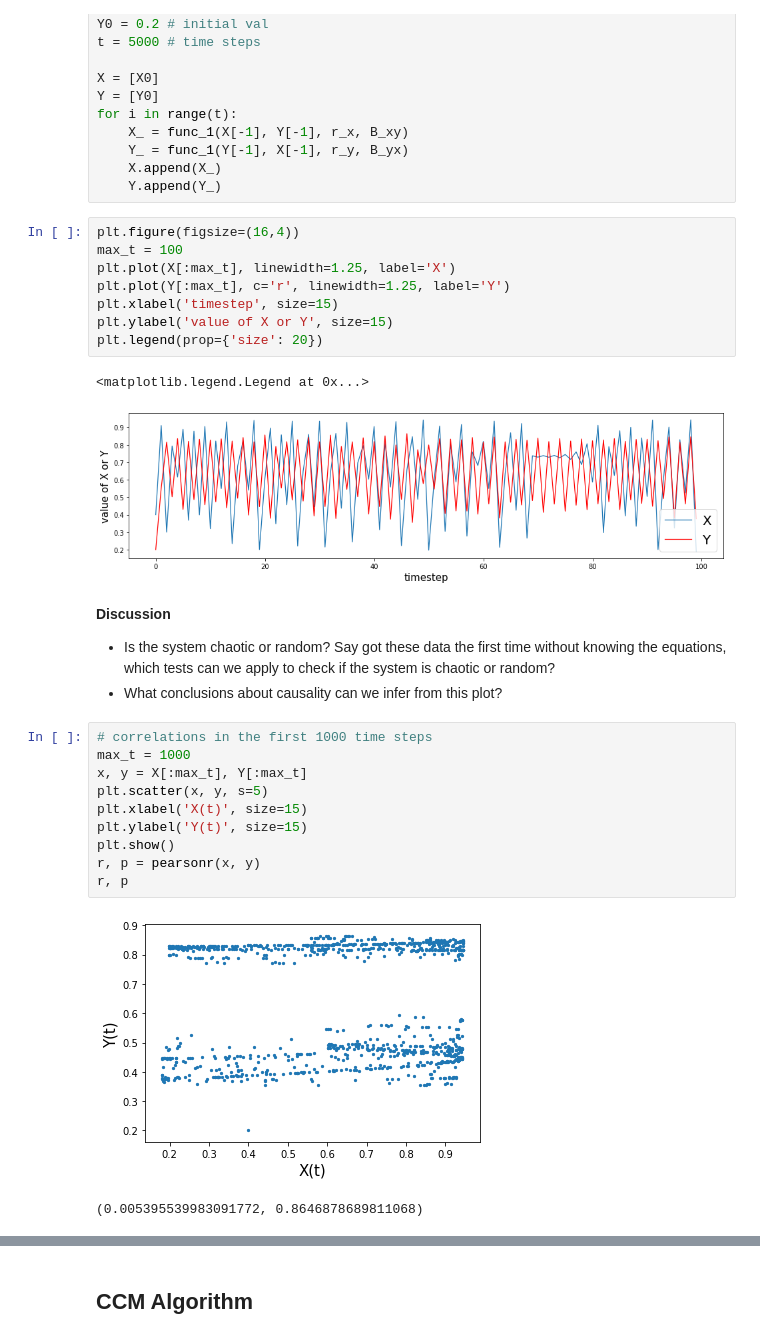
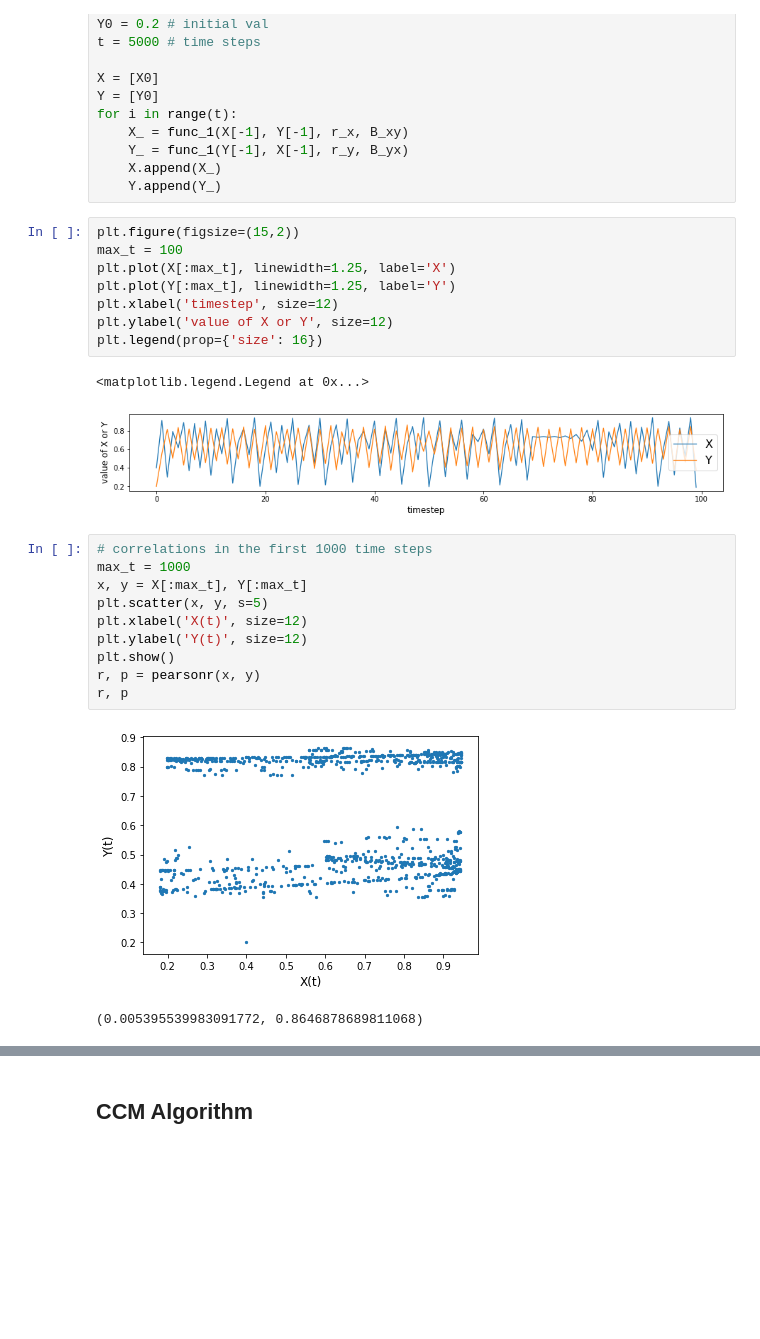
Before and after one commit to phdinds-aim/time_series_handbook, a Jupyter notebook: 06_ConvergentCrossMappingandSugiharaCausality/ccm_sugihara.ipynb, the cells around one changed output, grey strips where cells are left out. Saved outputs shown, nothing was run; the diff lists cells and outputs as text; blank space fills up the shorter version.

```diff
--- a/06_ConvergentCrossMappingandSugiharaCausality/ccm_sugihara.ipynb
+++ b/06_ConvergentCrossMappingandSugiharaCausality/ccm_sugihara.ipynb
@@ -108,33 +108,28 @@ for i in range(t):
     X.append(X_)
     Y.append(Y_)
 # %%
-plt.figure(figsize=(16,4))
+plt.figure(figsize=(15,2))
 max_t = 100
 plt.plot(X[:max_t], linewidth=1.25, label='X')
-plt.plot(Y[:max_t], c='r', linewidth=1.25, label='Y')
-plt.xlabel('timestep', size=15)
-plt.ylabel('value of X or Y', size=15)
-plt.legend(prop={'size': 20})
+plt.plot(Y[:max_t], linewidth=1.25, label='Y')
+plt.xlabel('timestep', size=12)
+plt.ylabel('value of X or Y', size=12)
+plt.legend(prop={'size': 16})
 # %% [output]
 <matplotlib.legend.Legend at 0x...>
-[figure, old version]
+[figure, new version]
-# %% [markdown]
-**Discussion**
-
-* Is the system chaotic or random? Say got these data the first time without knowing the equations, which tests can we apply to check if the system is chaotic or random?
-* What conclusions about causality can we infer from this plot?
 # %%
 # correlations in the first 1000 time steps
 max_t = 1000
 x, y = X[:max_t], Y[:max_t]
 plt.scatter(x, y, s=5)
-plt.xlabel('X(t)', size=15)
-plt.ylabel('Y(t)', size=15)
+plt.xlabel('X(t)', size=12)
+plt.ylabel('Y(t)', size=12)
 plt.show()
 r, p = pearsonr(x, y)
 r, p
 # %% [output]
-[figure, old version]
+[figure, new version]
 (0.005395539983091772, 0.8646878689811068)
 # %% [markdown]
 **Discussion**
```
Also changed, not shown: parts of 40 cells of this notebook.
